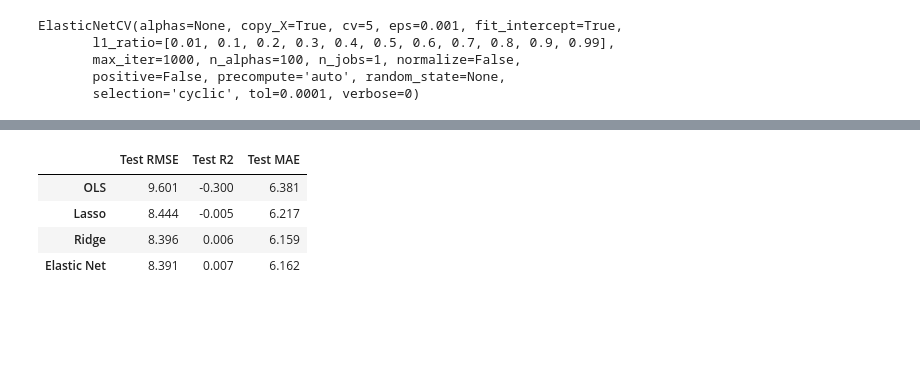
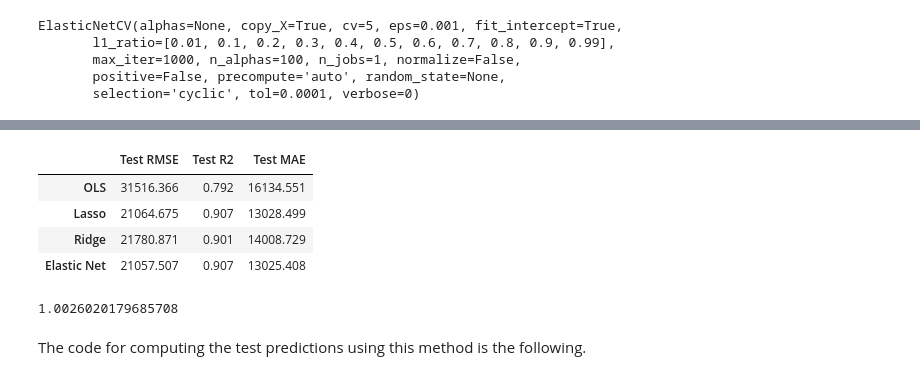
Before and after one commit to mscharth/ml-workshop, a Jupyter notebook: 02 Regularised Linear Models.ipynb, the cells around one changed output, grey strips where cells are left out. Drawn from its saved outputs; the diff is of its cells as text; code cells hidden in the pictures; blank space fills up the shorter version.

```diff
--- a/02 Regularised Linear Models.ipynb
+++ b/02 Regularised Linear Models.ipynb
@@ -84,0 +47,3 @@ data.head().round(2)
+# %%
+data=pd.read_csv('Datasets/AmesHousing-Processed.csv')
+data.head()
@@ -85,6 +60,13 @@ data.head().round(2)
 # %%
-train = data.iloc[:220,:].copy()
-test =  data.iloc[220:,:].copy()
+response='SalePrice'
+predictors=list(data.columns.values[:-1])
+
+# Randomly split indexes
+index_train, index_test  = train_test_split(np.array(data.index), train_size=0.2, random_state=5)
+
+# Write training and test sets
+train = data.loc[index_train,:].copy()
+test =  data.loc[index_test,:].copy()
 
 y_train = train[response]
 y_test = test[response]
@@ -126,0 +104,3 @@ plt.show()
+# %%
+y_train = np.log(train[response])
+y_test = np.log(test[response])
@@ -276,7 +271,7 @@ ElasticNetCV(alphas=None, copy_X=True, cv=5, eps=0.001, fit_intercept=True,
 # %%
 enet = Pipeline((
     ('scaler', StandardScaler()),
-    ('estimator', ElasticNetCV(l1_ratio=[0.01,0.1,0.2,0.3,0.4,0.5,0.6,0.7,0.8,0.9, 0.99], cv=5)),
+    ('estimator', ElasticNetCV(l1_ratio=[0.01,0.1,0.2,0.3,0.4,0.5,0.6,0.7,0.8,0.9, 0.99], cv=5, n_alphas=200)),
 ))
 
 enet.fit(X_train, y_train)
@@ -297,21 +291,28 @@ plt.show()
 # %%
 columns=['Test RMSE', 'Test R2', 'Test MAE']
 rows=['OLS', 'Lasso', 'Ridge', 'Elastic Net']
 results=pd.DataFrame(0.0, columns=columns, index=rows)
 
 methods=[ols, lasso, ridge, enet]
 
 for i, method in enumerate(methods):
 
     y_pred=method.predict(X_test)
-    results.iloc[i,0] = np.sqrt(mean_squared_error(y_test, y_pred))
-    results.iloc[i,1] = r2_score(y_test, y_pred)
-    results.iloc[i,2] = mean_absolute_error(y_test, y_pred)
+    results.iloc[i,0] = np.sqrt(mean_squared_error(np.exp(y_test), np.exp(y_pred)))
+    results.iloc[i,1] = r2_score(np.exp(y_test), np.exp(y_pred))
+    results.iloc[i,2] = mean_absolute_error(np.exp(y_test), np.exp(y_pred))
 
 results.round(3)
 # %% [output]
 |  | Test RMSE | Test R2 | Test MAE |
-| OLS | 9.601 | -0.300 | 6.381 |
-| Lasso | 8.444 | -0.005 | 6.217 |
-| Ridge | 8.396 | 0.006 | 6.159 |
-| Elastic Net | 8.391 | 0.007 | 6.162 |
+| OLS | 31516.366 | 0.792 | 16134.551 |
+| Lasso | 21064.675 | 0.907 | 13028.499 |
+| Ridge | 21780.871 | 0.901 | 14008.729 |
+| Elastic Net | 21057.507 | 0.907 | 13025.408 |
+# %%
+y_fit = lasso.predict(X_train)
+np.mean(np.exp(y_train-y_fit))   # leave-one-out residuals are better if convenient to compute
+# %% [output]
+1.0026020179685708
+# %% [markdown]
+The code for computing the test predictions using this method is the following.
```
Also changed, not shown: parts of 38 cells of this notebook, 1 other file.
